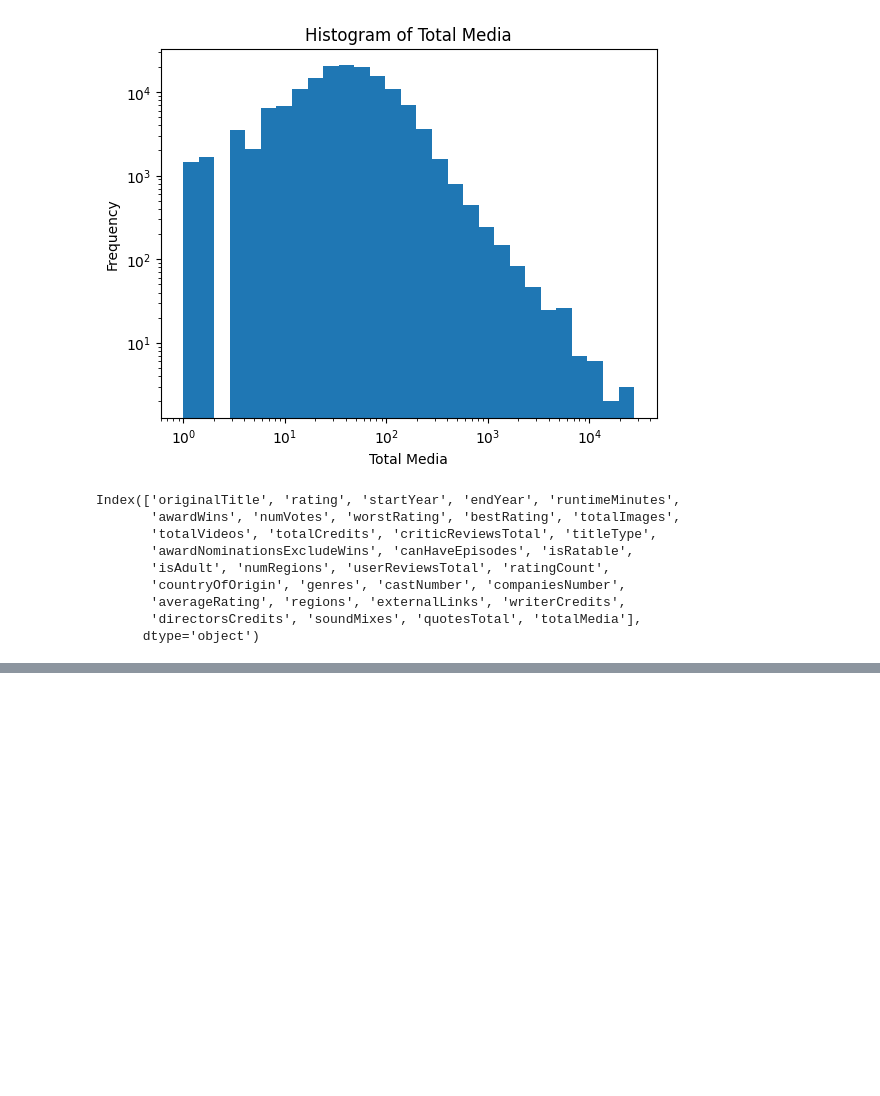
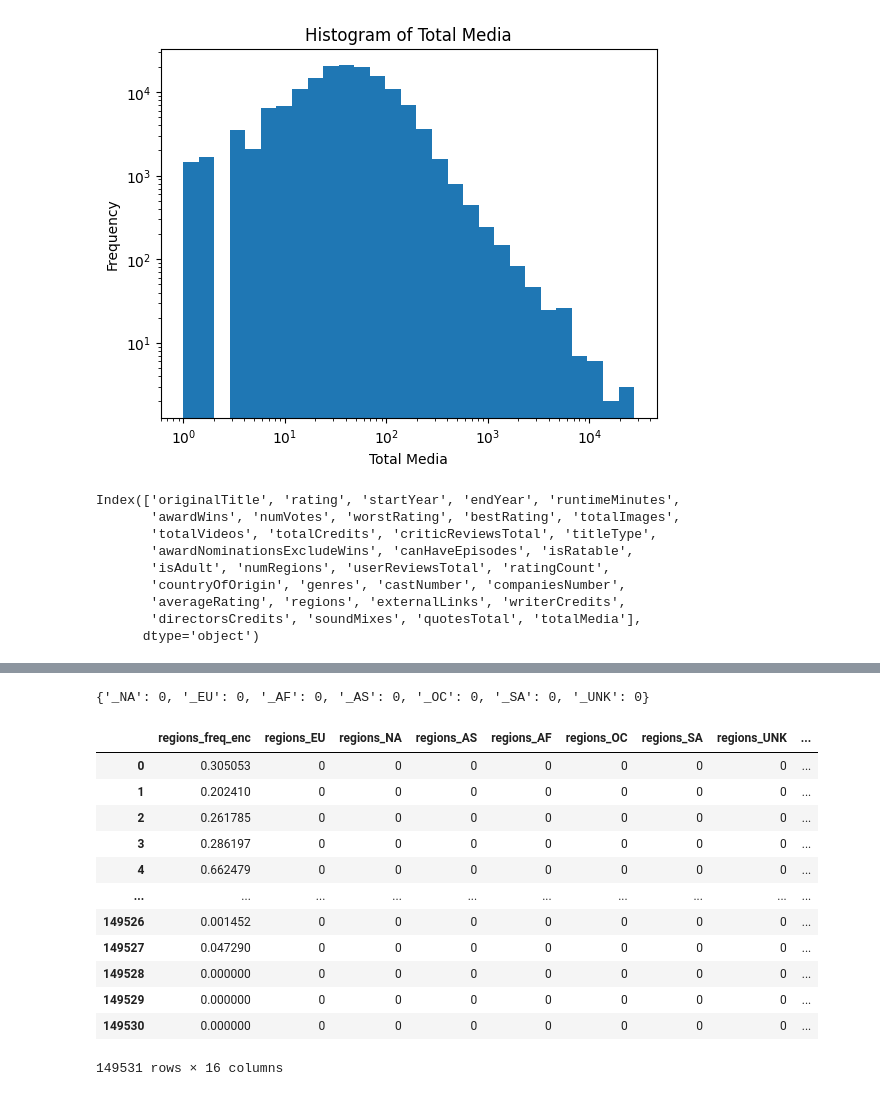
Before and after one commit to ChefBB/dm2_project, a Jupyter notebook: feature_merge_bruno.ipynb, the cells around one changed output, grey strips where cells are left out. Saved outputs shown, nothing was run; the diff lists cells and outputs as text; code cells hidden in the pictures; blank space fills up the shorter version.

Commit message:
countryOfOrigin/regions handling

```diff
--- a/feature_merge_bruno.ipynb
+++ b/feature_merge_bruno.ipynb
@@ -1,7 +1,9 @@
 # %%
 import pandas as pd
+import support.df_init as df_init
 
-df = pd.read_csv('dm2_dataset_2425_imdb/preprocessed_full.csv')
+
+df = df_init.init()
 df
 # %% [output]
 |  | originalTitle | rating | startYear | endYear | runtimeMinutes | awardWins | numVotes | worstRating | ... |
@@ -112,0 +113,22 @@ df.to_csv('dm2_dataset_2425_imdb/preprocessed_full.csv', index=False)
+# %%
+import support.countries_handling as ch
+
+ch.get_encoded(df['regions'].iloc[2])
+# %% [output]
+{'_NA': 0, '_EU': 0, '_AF': 0, '_AS': 0, '_OC': 0, '_SA': 0, '_UNK': 0}
+# %%
+ch.explode_continents_and_freq_enc(df)
+# %% [output]
+|  | regions_freq_enc | regions_EU | regions_NA | regions_AS | regions_AF | regions_OC | regions_SA | regions_UNK | ... |
+| 0 | 0.305053 | 0 | 0 | 0 | 0 | 0 | 0 | 0 | ... |
+| 1 | 0.202410 | 0 | 0 | 0 | 0 | 0 | 0 | 0 | ... |
+| 2 | 0.261785 | 0 | 0 | 0 | 0 | 0 | 0 | 0 | ... |
+| 3 | 0.286197 | 0 | 0 | 0 | 0 | 0 | 0 | 0 | ... |
+| 4 | 0.662479 | 0 | 0 | 0 | 0 | 0 | 0 | 0 | ... |
+| ... | ... | ... | ... | ... | ... | ... | ... | ... | ... |
+| 149526 | 0.001452 | 0 | 0 | 0 | 0 | 0 | 0 | 0 | ... |
+| 149527 | 0.047290 | 0 | 0 | 0 | 0 | 0 | 0 | 0 | ... |
+| 149528 | 0.000000 | 0 | 0 | 0 | 0 | 0 | 0 | 0 | ... |
+| 149529 | 0.000000 | 0 | 0 | 0 | 0 | 0 | 0 | 0 | ... |
+| 149530 | 0.000000 | 0 | 0 | 0 | 0 | 0 | 0 | 0 | ... |
+149531 rows × 16 columns
```
Also changed, not shown: parts of 6 cells of this notebook, 4 other files.
